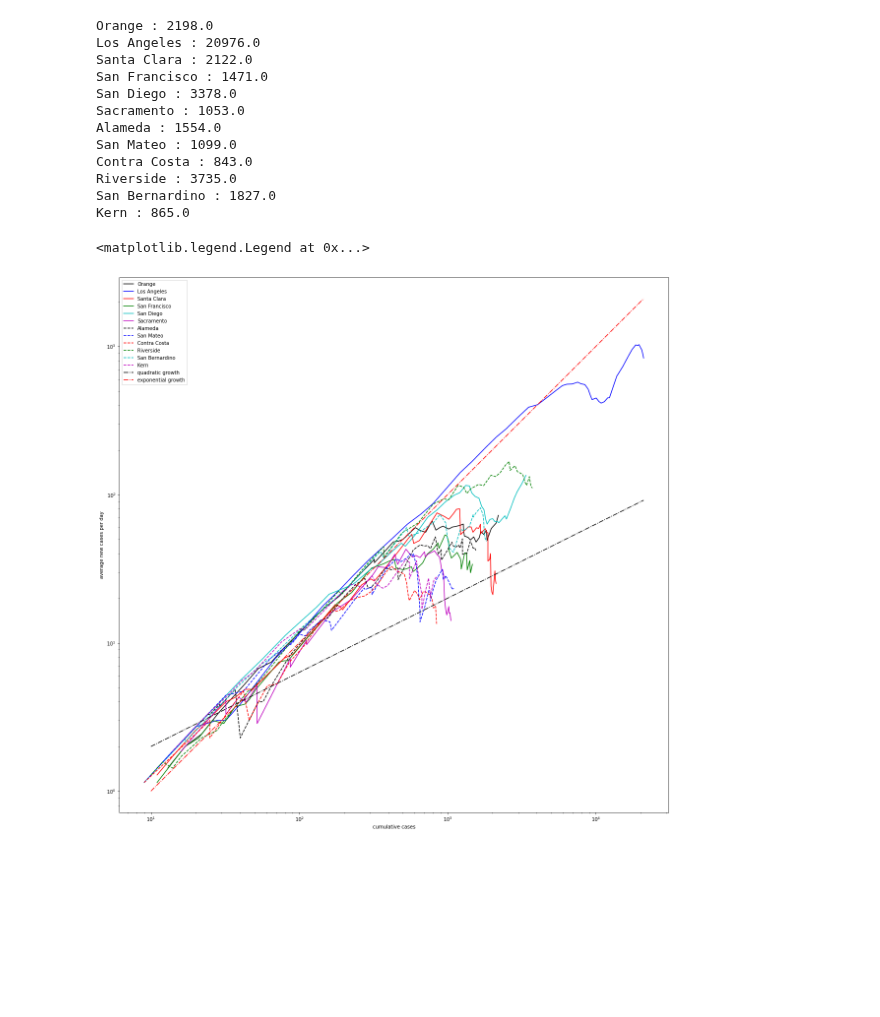
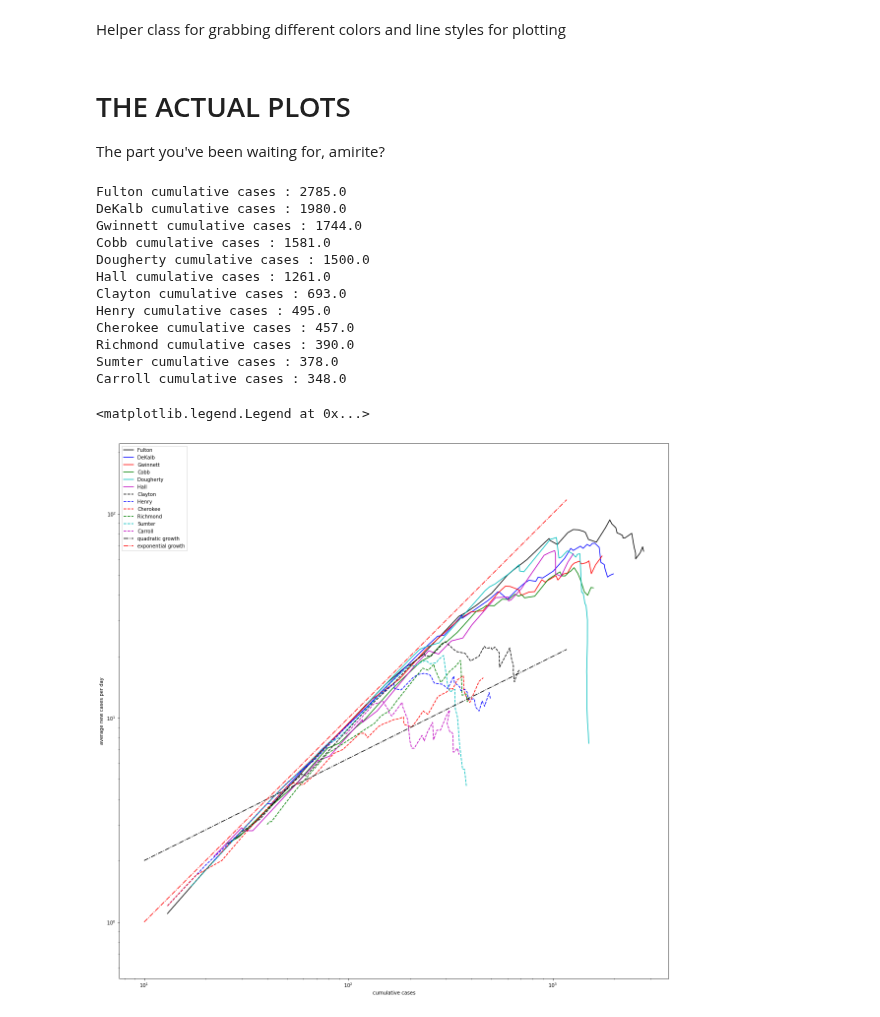
Before and after one commit to mds2/covid-jupyter-mds2, a Jupyter notebook: COVID.ipynb, the cells around one changed output. Saved outputs shown, nothing was run; the diff lists cells and outputs as text; code cells hidden in the pictures; blank space fills up the shorter version.

```diff
--- a/COVID.ipynb
+++ b/COVID.ipynb
@@ -7,9 +21,10 @@ from datetime import datetime
 fname = "covid-19-data/us-counties.csv"
 # %%
 csv_reader = csv.DictReader(open(fname))
-data = [d for d in csv_reader if d['state'] == 'California']
+data = [d for d in csv_reader if d['state'] == state]
 # %%
 def entry_to_days(entry):
+    """Converts a YYYY-mm-dd date into an integer with 0 being 2020-01-01"""
     d1 = datetime.strptime(entry['date'], "%Y-%m-%d")
     d0 = datetime.strptime("2020-01-01", "%Y-%m-%d")
     return(d1 - d0).days
@@ -25,8 +41,9 @@ OrderedDict([('date', '2020-01-25'),
 # %%
+# Now we extract data for all counties in this state
 counties = {}
 for d in data:
     l = counties.get(d['county'], [])
-    l.append([entry_to_days(d), d['cases']])
+    l.append([entry_to_days(d), d[field]])
     counties[d['county']] = l
 # %%
 len(counties)
@@ -45,9 +67,11 @@ def plot_traj(county, color, window=5):
     data = trajectory(county, window=window)
     plt.yscale('log')
     plt.xscale('log')
-    plt.ylabel('average new cases per day')
-    plt.xlabel('cumulative cases')
+    plt.ylabel('average new ' + field +' per day')
+    plt.xlabel('cumulative ' + field)
     plt.plot(data[0], data[1], color, label=county)
+# %% [markdown]
+Helper class for grabbing different colors and line styles for plotting
 # %%
 class ColorPicker:
     def __init__(self):
@@ -58,37 +82,37 @@ class ColorPicker:
         self.i += 1
         self.i = self.i % len(self.colors)
         return c
+# %% [markdown]
+THE ACTUAL PLOTS
+================
+
+The part you've been waiting for, amirite?
 # %%
 col_pick = ColorPicker()
 plt.rcParams['figure.figsize'] = [20,20]
 plt.axes().set_aspect('equal', 'datalim')
 maxpt = 0.0
-for county in counties.keys():
-    t = trajectory(county)
-    if len(t[0]) < 1:
-        continue
-    if t[0][-1] < 800:
-        continue
-    if county == 'Unknown':
-        continue
-    plot_traj(county, col_pick.get(), window=7)
-    print(county + " : " + str(t[0][-1]))
+valid_counties = [c for c in counties.keys() if len(trajectory(c)[0]) > smoothing_window and c != 'Unknown']
+valid_counties = sorted(valid_counties, key=lambda c: -1.0 * trajectory(c)[0][-1])
+for county in valid_counties[:12]:
+    plot_traj(county, col_pick.get(), window=smoothing_window)
+    print(county + " cumulative " + field + " : "+ str(trajectory(county)[0][-1]))
     maxpt = max(maxpt, t[0][-1])
 plt.plot([10.0, maxpt], [2.0, 2.0 * np.sqrt(0.1 * maxpt)], 'k-.', label="quadratic growth")
 plt.plot([10.0, maxpt], [1.0, 0.1 * maxpt], 'r-.', label="exponential growth")
 plt.legend()
 # %% [output]
-Orange : 2198.0
-Los Angeles : 20976.0
-Santa Clara : 2122.0
-San Francisco : 1471.0
-San Diego : 3378.0
-Sacramento : 1053.0
-Alameda : 1554.0
-San Mateo : 1099.0
-Contra Costa : 843.0
-Riverside : 3735.0
-San Bernardino : 1827.0
-Kern : 865.0
+Fulton cumulative cases : 2785.0
+DeKalb cumulative cases : 1980.0
+Gwinnett cumulative cases : 1744.0
+Cobb cumulative cases : 1581.0
+Dougherty cumulative cases : 1500.0
+Hall cumulative cases : 1261.0
+Clayton cumulative cases : 693.0
+Henry cumulative cases : 495.0
+Cherokee cumulative cases : 457.0
+Richmond cumulative cases : 390.0
+Sumter cumulative cases : 378.0
+Carroll cumulative cases : 348.0
 <matplotlib.legend.Legend at 0x...>
-[figure, old version]
+[figure, new version]
```
Also changed, not shown: parts of 7 cells of this notebook.
